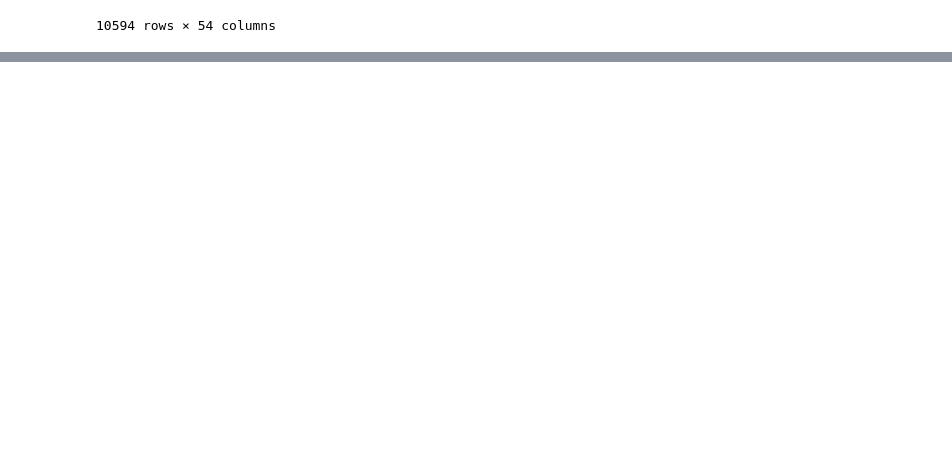
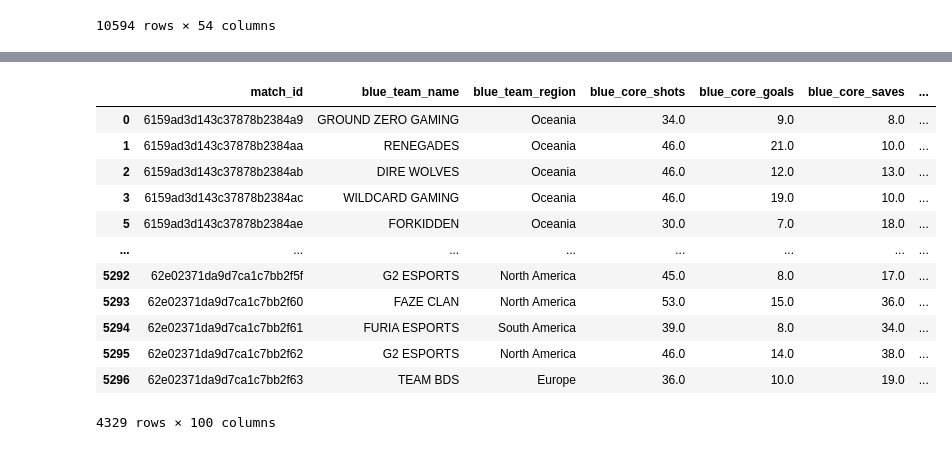
Before and after one commit to Jburch01/RLCS-Analysis-Predictions, a Jupyter notebook: acquire_prep.ipynb, the cells around one changed output, grey strips where cells are left out. Saved outputs shown, nothing was run; the diff lists cells and outputs as text; code cells hidden in the pictures; blank space fills up the shorter version.

Commit message:
combined dfs

```diff
--- a/acquire_prep.ipynb
+++ b/acquire_prep.ipynb
@@ -58,0 +87,4 @@ df3
+# %%
+orange_teams.rename(columns={'orange_match_id': 'match_id'}, inplace=True)
+# %%
+combined_matches_by_teams = pd.merge(blue_teams, orange_teams, on='match_id')
@@ -58,0 +111,2 @@ df3
+# %%
+combined_matches_by_teams.drop(columns=['blue_color', 'orange_color', 'blue_team_id', 'orange_team_id', 'orange_team_region'], inplace=True)
@@ -58,0 +128,18 @@ df3
+# %%
+combined_matches_by_teams.dropna(inplace=True)
+# %%
+combined_matches_by_teams
+# %% [output]
+|  | match_id | blue_team_name | blue_team_region | blue_core_shots | blue_core_goals | blue_core_saves | ... |
+| 0 | 6159ad3d143c37878b2384a9 | GROUND ZERO GAMING | Oceania | 34.0 | 9.0 | 8.0 | ... |
+| 1 | 6159ad3d143c37878b2384aa | RENEGADES | Oceania | 46.0 | 21.0 | 10.0 | ... |
+| 2 | 6159ad3d143c37878b2384ab | DIRE WOLVES | Oceania | 46.0 | 12.0 | 13.0 | ... |
+| 3 | 6159ad3d143c37878b2384ac | WILDCARD GAMING | Oceania | 46.0 | 19.0 | 10.0 | ... |
+| 5 | 6159ad3d143c37878b2384ae | FORKIDDEN | Oceania | 30.0 | 7.0 | 18.0 | ... |
+| ... | ... | ... | ... | ... | ... | ... | ... |
+| 5292 | 62e02371da9d7ca1c7bb2f5f | G2 ESPORTS | North America | 45.0 | 8.0 | 17.0 | ... |
+| 5293 | 62e02371da9d7ca1c7bb2f60 | FAZE CLAN | North America | 53.0 | 15.0 | 36.0 | ... |
+| 5294 | 62e02371da9d7ca1c7bb2f61 | FURIA ESPORTS | South America | 39.0 | 8.0 | 34.0 | ... |
+| 5295 | 62e02371da9d7ca1c7bb2f62 | G2 ESPORTS | North America | 46.0 | 14.0 | 38.0 | ... |
+| 5296 | 62e02371da9d7ca1c7bb2f63 | TEAM BDS | Europe | 36.0 | 10.0 | 19.0 | ... |
+4329 rows × 100 columns
```
Also changed, not shown: parts of 12 cells of this notebook.
